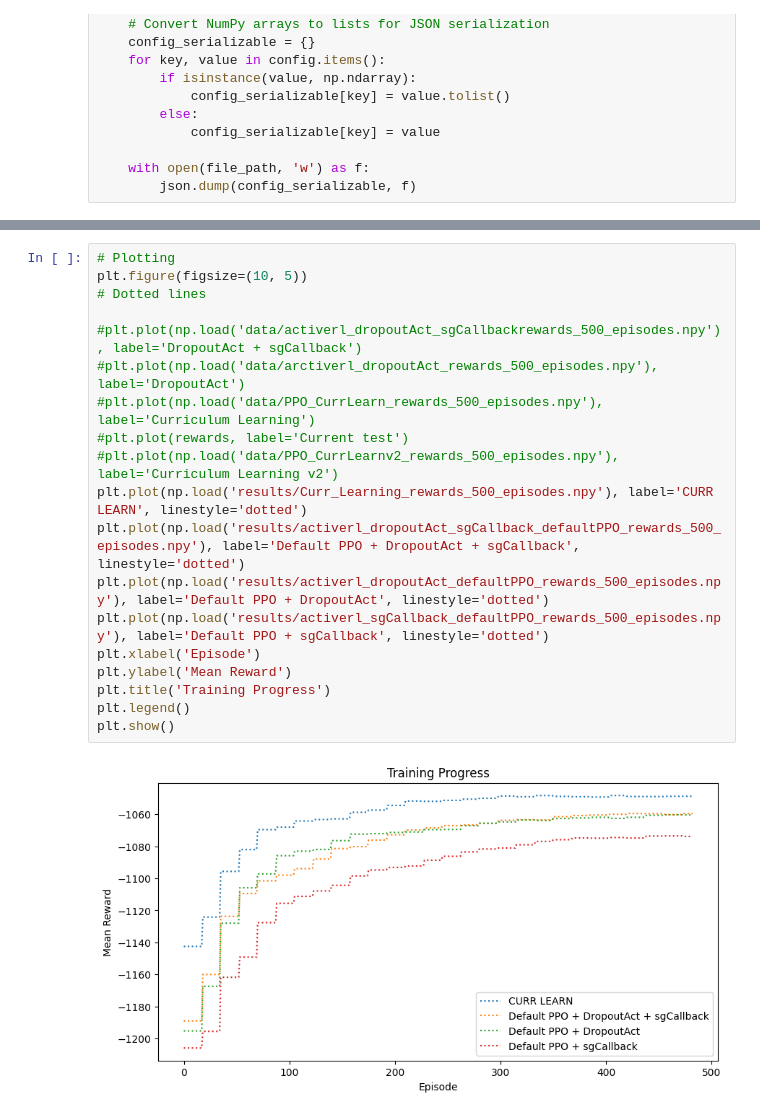
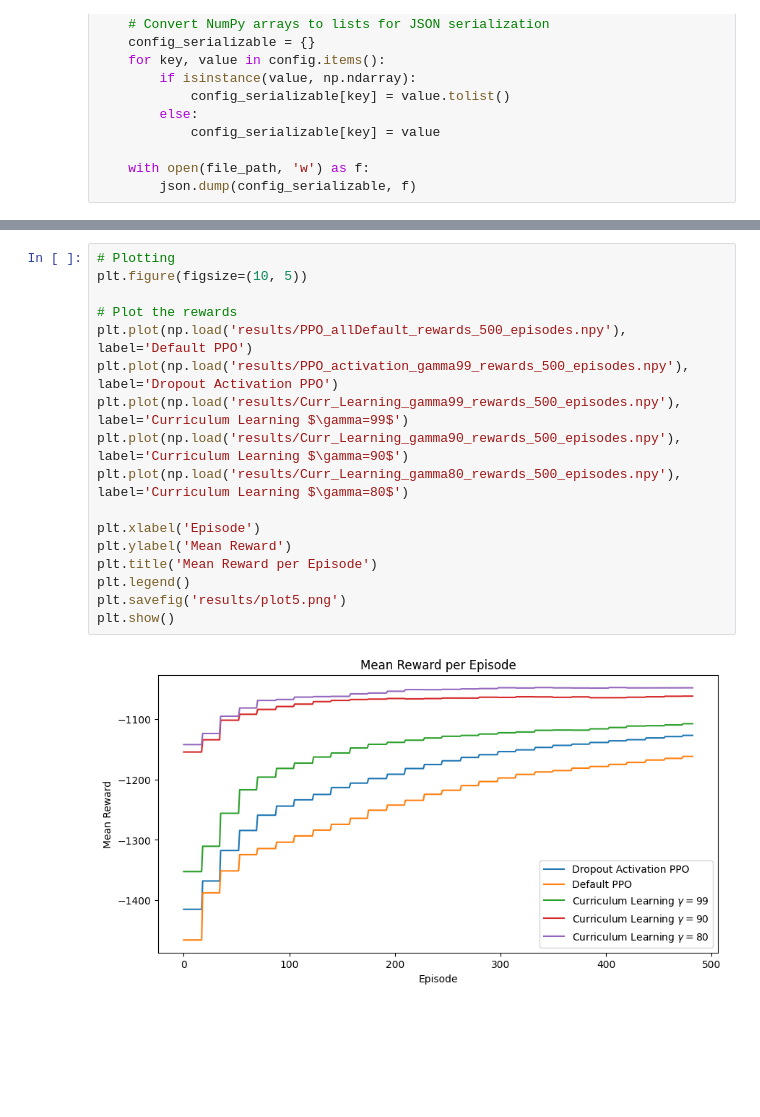
Before and after one commit to luigi-ga/RL_smart_energy_optimization, a Jupyter notebook: demo.ipynb, the cells around one changed output, grey strips where cells are left out. Drawn from its saved outputs; the diff is of its cells as text; blank space fills up the shorter version.

```diff
--- a/demo.ipynb
+++ b/demo.ipynb
@@ -341,21 +252,19 @@ Progress: |*********************************************************************
 # %%
 # Plotting
 plt.figure(figsize=(10, 5))
-# Dotted lines
 
-#plt.plot(np.load('data/activerl_dropoutAct_sgCallbackrewards_500_episodes.npy'), label='DropoutAct + sgCallback')
-#plt.plot(np.load('data/arctiverl_dropoutAct_rewards_500_episodes.npy'), label='DropoutAct')
-#plt.plot(np.load('data/PPO_CurrLearn_rewards_500_episodes.npy'), label='Curriculum Learning')
-#plt.plot(rewards, label='Current test')
-#plt.plot(np.load('data/PPO_CurrLearnv2_rewards_500_episodes.npy'), label='Curriculum Learning v2')
-plt.plot(np.load('results/Curr_Learning_rewards_500_episodes.npy'), label='CURR LEARN', linestyle='dotted')
-plt.plot(np.load('results/activerl_dropoutAct_sgCallback_defaultPPO_rewards_500_episodes.npy'), label='Default PPO + DropoutAct + sgCallback', linestyle='dotted')
-plt.plot(np.load('results/activerl_dropoutAct_defaultPPO_rewards_500_episodes.npy'), label='Default PPO + DropoutAct', linestyle='dotted')
-plt.plot(np.load('results/activerl_sgCallback_defaultPPO_rewards_500_episodes.npy'), label='Default PPO + sgCallback', linestyle='dotted')
+# Plot the rewards
+plt.plot(np.load('results/PPO_allDefault_rewards_500_episodes.npy'), label='Default PPO')
+plt.plot(np.load('results/PPO_activation_gamma99_rewards_500_episodes.npy'), label='Dropout Activation PPO')
+plt.plot(np.load('results/Curr_Learning_gamma99_rewards_500_episodes.npy'), label='Curriculum Learning $\gamma=99$')
+plt.plot(np.load('results/Curr_Learning_gamma90_rewards_500_episodes.npy'), label='Curriculum Learning $\gamma=90$')
+plt.plot(np.load('results/Curr_Learning_gamma80_rewards_500_episodes.npy'), label='Curriculum Learning $\gamma=80$')
+
 plt.xlabel('Episode')
 plt.ylabel('Mean Reward')
-plt.title('Training Progress')
+plt.title('Mean Reward per Episode')
 plt.legend()
+plt.savefig('results/plot5.png')
 plt.show()
 # %% [output]
-[figure, old version]
+[figure, new version]
```
Also changed, not shown: parts of 4 cells of this notebook, 2 other files.
